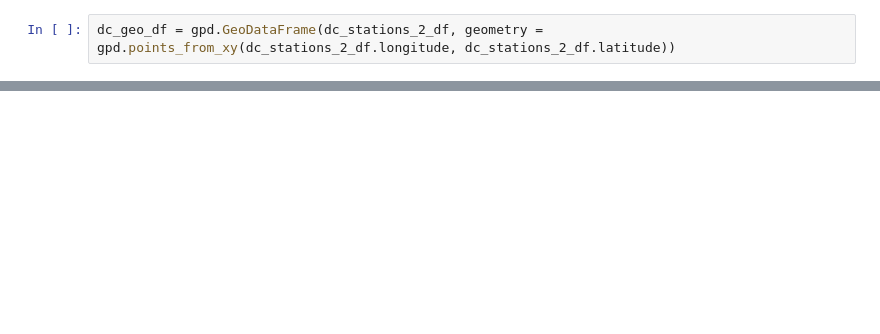
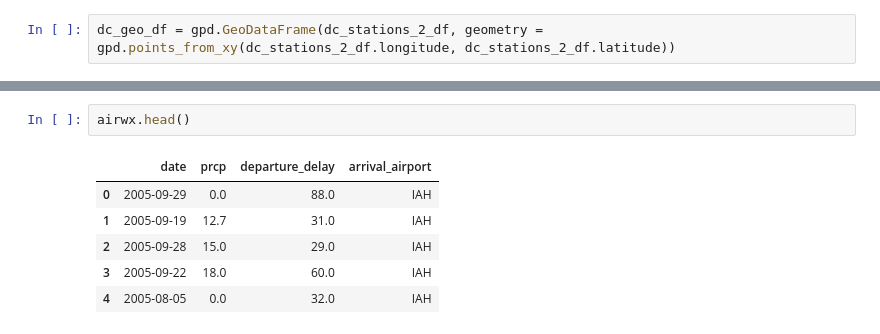
Before and after one commit to hatdropper1977/noaaday-jupyter, a Jupyter notebook: ghcn_ai_platform.ipynb, the cells around one changed output, grey strips where cells are left out. Saved outputs shown, nothing was run; the diff lists cells and outputs as text; blank space fills up the shorter version.

```diff
--- a/ghcn_ai_platform.ipynb
+++ b/ghcn_ai_platform.ipynb
@@ -93,0 +189,9 @@ dc_geo_df.plot(ax=ax, color = 'red')
+# %%
+airwx.head()
+# %% [output]
+|  | date | prcp | departure_delay | arrival_airport |
+| 0 | 2005-09-29 | 0.0 | 88.0 | IAH |
+| 1 | 2005-09-19 | 12.7 | 31.0 | IAH |
+| 2 | 2005-09-28 | 15.0 | 29.0 | IAH |
+| 3 | 2005-09-22 | 18.0 | 60.0 | IAH |
+| 4 | 2005-08-05 | 0.0 | 32.0 | IAH |
```
Also changed, not shown: parts of 15 cells of this notebook.
